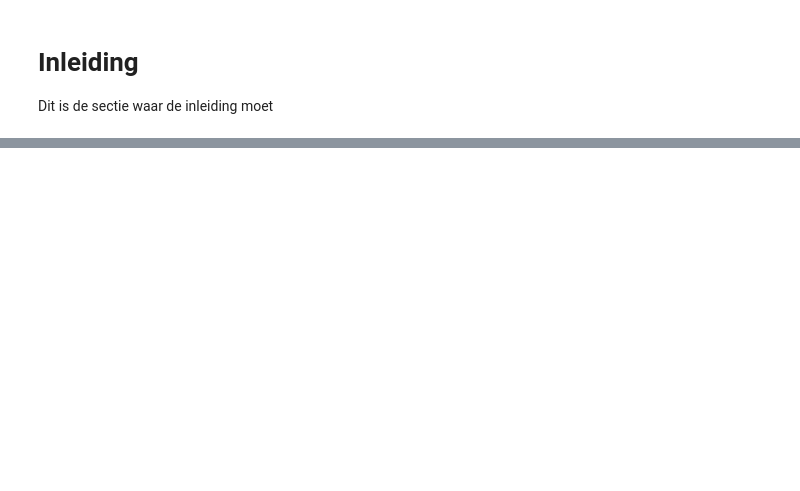
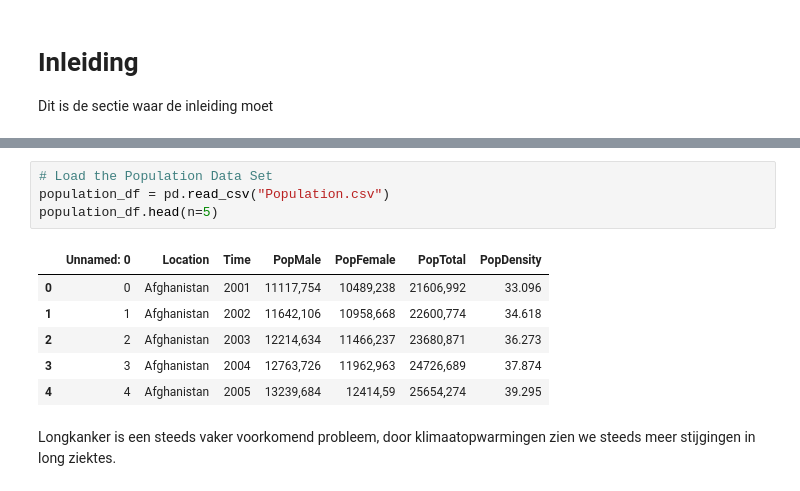
Before and after one commit to stefdewildt/InformatieVisualisatie, a Jupyter notebook: docs/Datastory.ipynb, the cells around one changed output, grey strips where cells are left out. Saved outputs shown, nothing was run; the diff lists cells and outputs as text; blank space fills up the shorter version.

```diff
--- a/docs/Datastory.ipynb
+++ b/docs/Datastory.ipynb
@@ -32,3 +33,16 @@ df.iloc[250:255]
 | 252 | Afghanistan | AFG | 2002 | 1.340995 | 0.055109 | 0.727438 | 0.547416 | 0.011033 | 0.000000 | NaN | ... |
 | 253 | Afghanistan | AFG | 2003 | 1.559602 | 0.091813 | 0.991575 | 0.466408 | 0.009807 | 0.000000 | NaN | ... |
 | 254 | Afghanistan | AFG | 2004 | 1.237247 | 0.091600 | 0.908672 | 0.227168 | 0.009807 | 0.000000 | NaN | ... |
+# %%
+# Load the Population Data Set
+population_df = pd.read_csv("Population.csv")
+population_df.head(n=5)
+# %% [output]
+|  | Unnamed: 0 | Location | Time | PopMale | PopFemale | PopTotal | PopDensity |
+| 0 | 0 | Afghanistan | 2001 | 11117,754 | 10489,238 | 21606,992 | 33.096 |
+| 1 | 1 | Afghanistan | 2002 | 11642,106 | 10958,668 | 22600,774 | 34.618 |
+| 2 | 2 | Afghanistan | 2003 | 12214,634 | 11466,237 | 23680,871 | 36.273 |
+| 3 | 3 | Afghanistan | 2004 | 12763,726 | 11962,963 | 24726,689 | 37.874 |
+| 4 | 4 | Afghanistan | 2005 | 13239,684 | 12414,59 | 25654,274 | 39.295 |
+# %% [markdown]
+Longkanker is een steeds vaker voorkomend probleem, door klimaatopwarmingen zien we steeds meer stijgingen in long ziektes.
```
Also changed, not shown: parts of 6 cells of this notebook, 7 other files.
